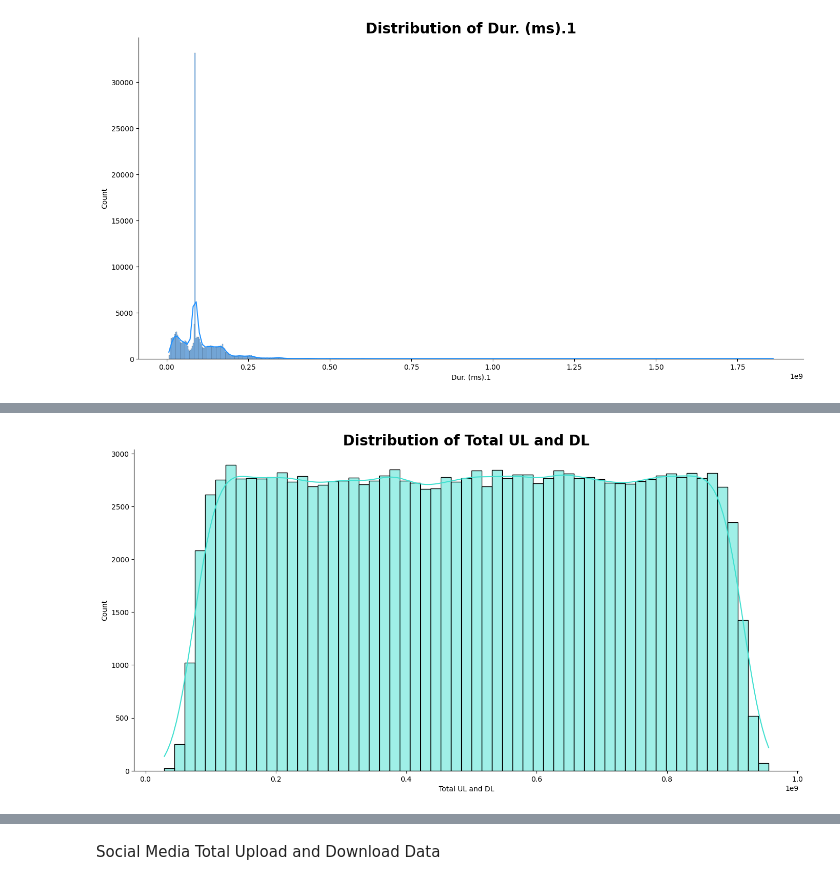
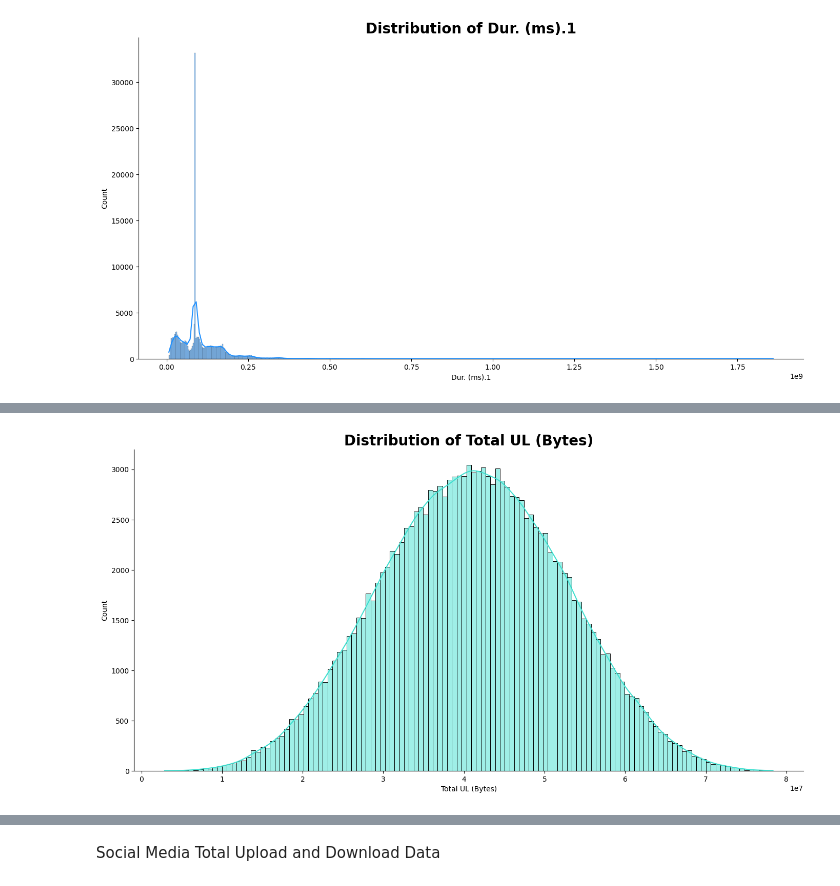
Before and after one commit to brook1167/week_1_telecom_analysis, a Jupyter notebook: notebook/user_overview_analysis.ipynb, the cells around one changed output, grey strips where cells are left out. Cells and saved outputs as stored; diff of their text form; code cells hidden in the pictures.

```diff
--- a/notebook/user_overview_analysis.ipynb
+++ b/notebook/user_overview_analysis.ipynb
@@ -376,4 +358,4 @@ Total UL and DL
 # %%
-plot_hist(telecom_df, 'Total UL and DL', '#40E0D0')
+plot_hist(telecom_df, 'Total UL (Bytes)', '#40E0D0')
 # %% [output]
-[figure, old version]
+[figure, new version]
```
Also changed, not shown: parts of 19 cells of this notebook, 2 other files.
